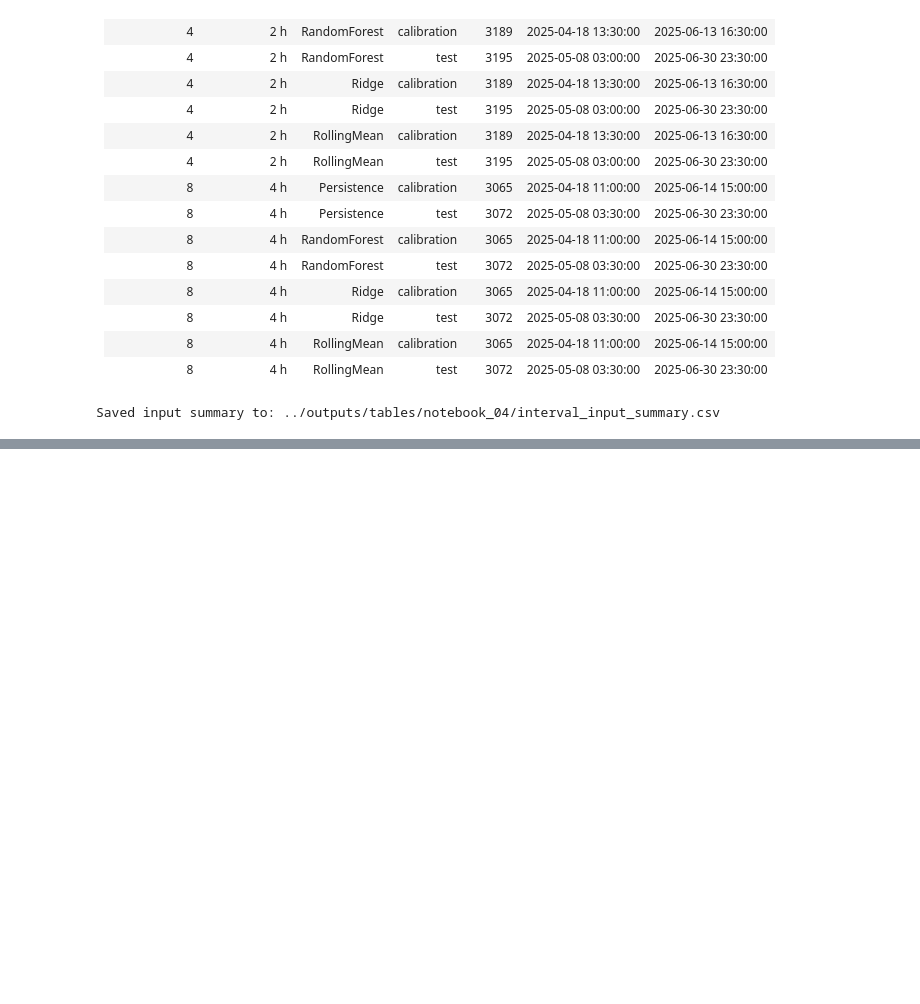
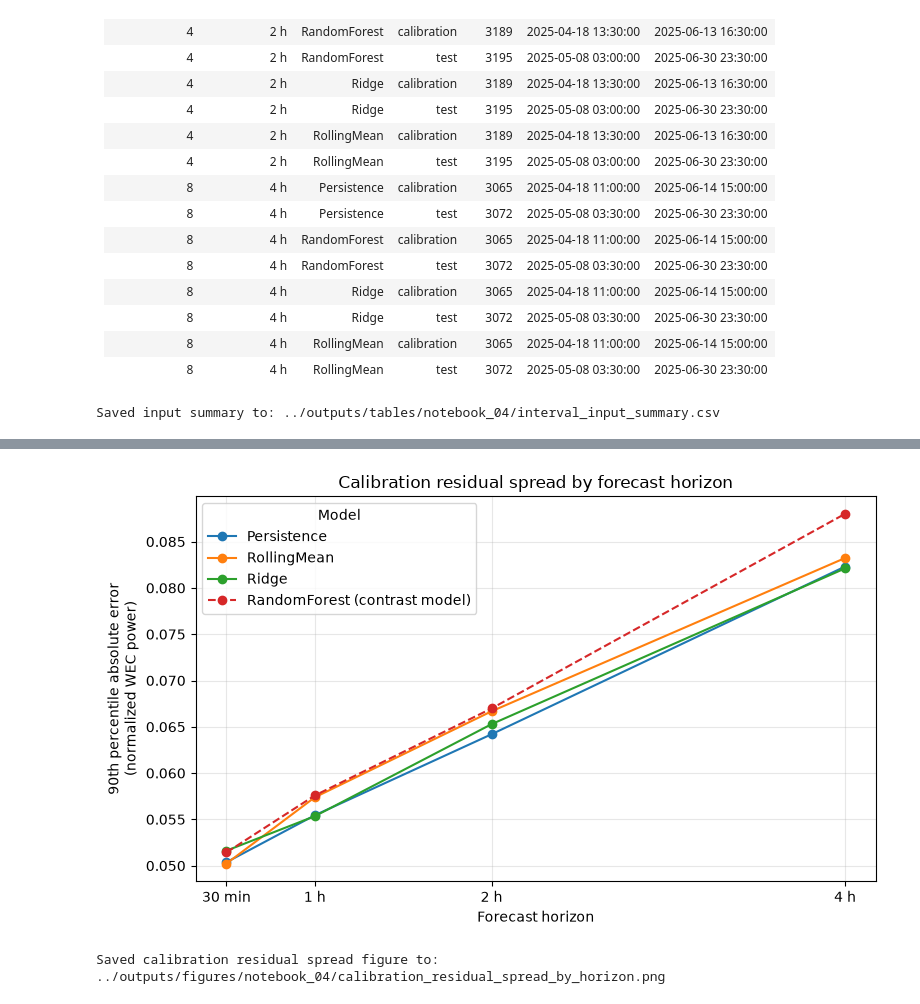
Before and after one commit to ChouaibB/wave-energy-forecasting-storage-ml, a Jupyter notebook: notebooks/04_prediction_intervals_uncertainty.ipynb, the cells around one changed output, grey strips where cells are left out. Drawn from its saved outputs; the diff is of its cells as text; code cells hidden in the pictures; blank space fills up the shorter version.

Commit message:
overview of residuals; absolute error

```diff
--- a/notebooks/04_prediction_intervals_uncertainty.ipynb
+++ b/notebooks/04_prediction_intervals_uncertainty.ipynb
@@ -155,0 +162,57 @@ Saved input summary to: ../outputs/tables/notebook_04/interval_input_summary.csv
+# %%
+plot_df = (
+    forecast_df
+    .query("split == 'calibration'")
+    .groupby(
+        ["horizon_steps", "horizon_hours", "horizon_label", "model"],
+        observed=True,
+    )
+    .agg(
+        p90_abs_error_norm=("abs_error_norm", lambda x: np.quantile(x.dropna(), 0.90))
+    )
+    .reset_index()
+)
+
+horizon_ticks = (
+    plot_df[["horizon_hours", "horizon_label"]]
+    .drop_duplicates()
+    .sort_values("horizon_hours")
+)
+
+fig, ax = plt.subplots(figsize=(8, 4.8))
+
+for model in ALL_MODELS:
+    model_df = plot_df[plot_df["model"].eq(model)].sort_values("horizon_steps")
+    if model_df.empty:
+        continue
+
+    is_contrast = model in CONTRAST_MODELS
+    linestyle = "--" if is_contrast else "-"
+    label = f"{model} (contrast model)" if is_contrast else model
+
+    ax.plot(
+        model_df["horizon_hours"],
+        model_df["p90_abs_error_norm"],
+        marker="o",
+        linestyle=linestyle,
+        label=label,
+    )
+
+ax.set_title("Calibration residual spread by forecast horizon")
+ax.set_xlabel("Forecast horizon")
+ax.set_ylabel("90th percentile absolute error\n(normalized WEC power)")
+ax.set_xticks(horizon_ticks["horizon_hours"])
+ax.set_xticklabels(horizon_ticks["horizon_label"])
+ax.grid(True, alpha=0.3)
+ax.legend(title="Model")
+
+fig.tight_layout()
+
+residual_spread_path = FIGURES_DIR / "calibration_residual_spread_by_horizon.png"
+fig.savefig(residual_spread_path, dpi=200, bbox_inches="tight")
+plt.show()
+
+print(f"Saved calibration residual spread figure to: {residual_spread_path}")
+# %% [output]
+[figure, added]
+Saved calibration residual spread figure to: ../outputs/figures/notebook_04/calibration_residual_spread_by_horizon.png
```
Also changed, not shown: parts of 1 cell of this notebook, 1 other file.
